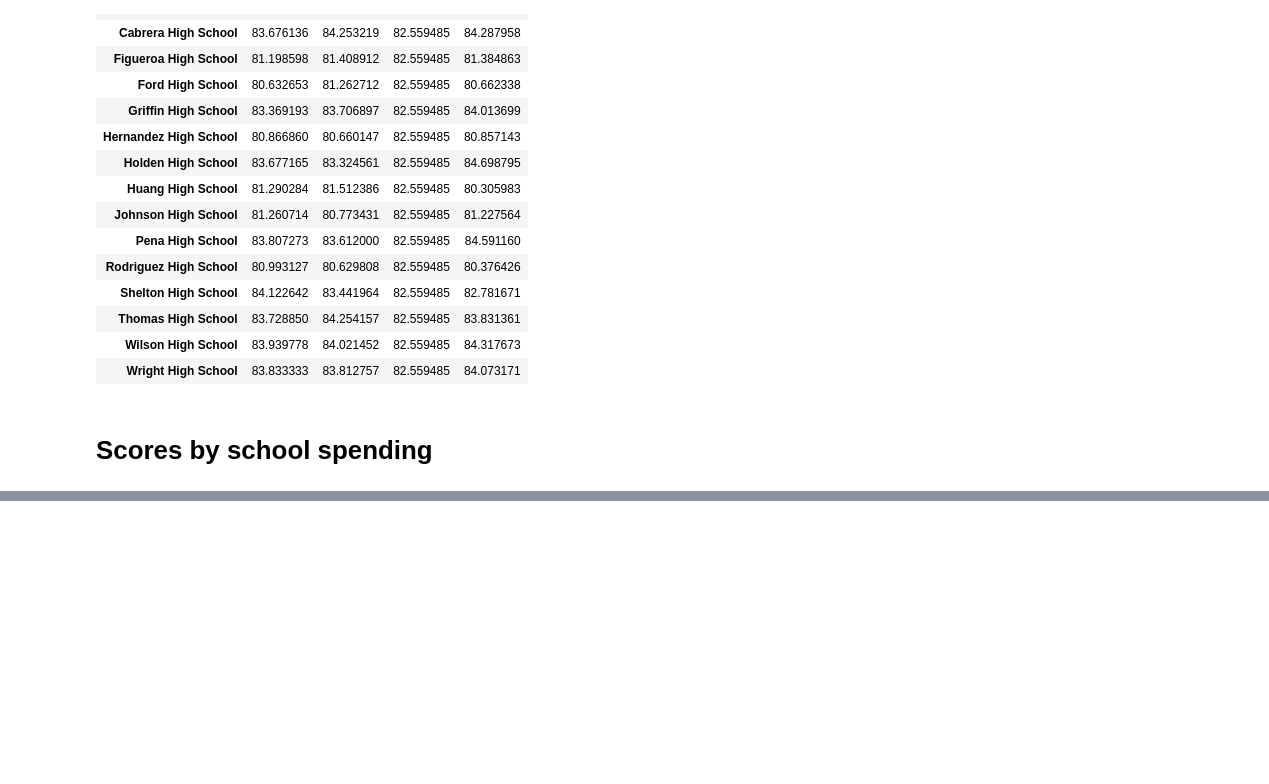
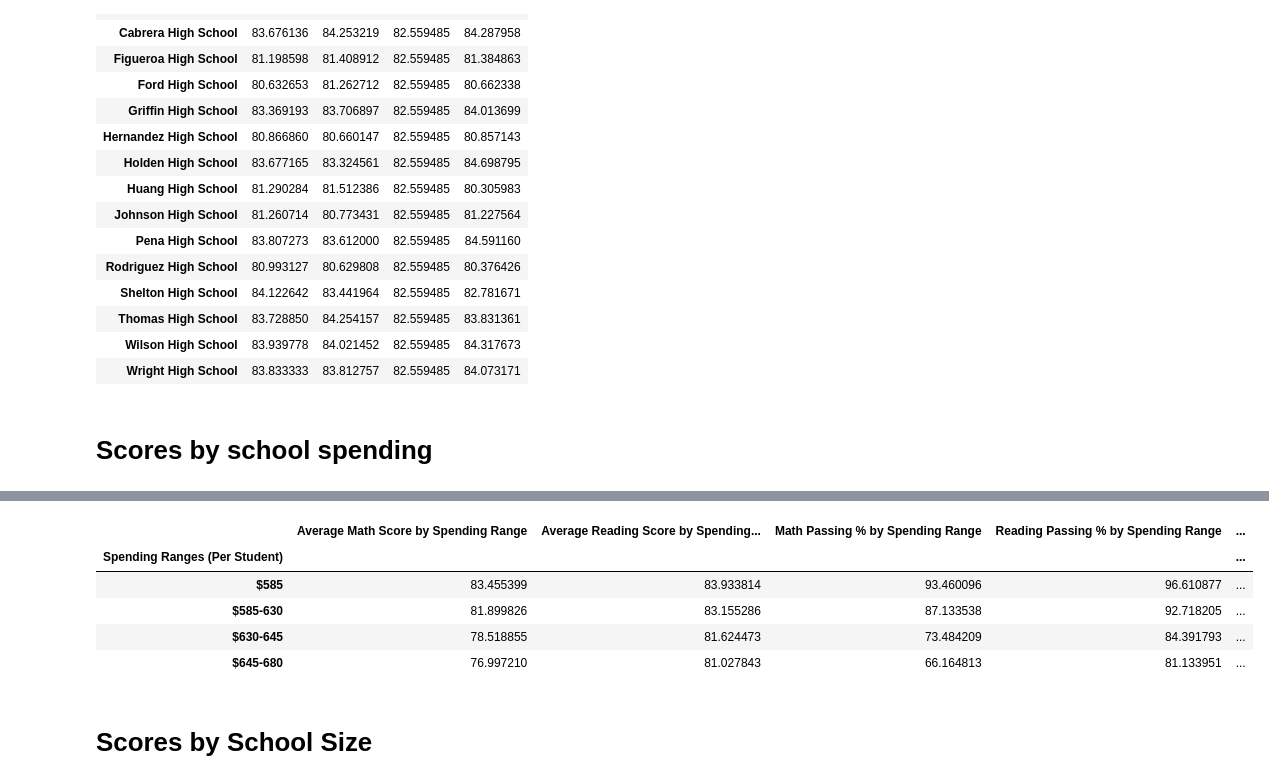
Before and after one commit to lilphonsdale/pandas-challenge, a Jupyter notebook: PyCitySchools/PyCitySchools.ipynb, the cells around one changed output, grey strips where cells are left out. Saved outputs shown, nothing was run; the diff lists cells and outputs as text; code cells hidden in the pictures; blank space fills up the shorter version.

```diff
--- a/PyCitySchools/PyCitySchools.ipynb
+++ b/PyCitySchools/PyCitySchools.ipynb
@@ -303,0 +346,28 @@ school_spending_df = per_school_summary.copy()
+# %%
+#  Calculate averages for the desired columns.
+spending_math_scores = school_spending_df.groupby(["Spending Ranges (Per Student)"]).mean()["Average_Math_Score"]
+spending_reading_scores = school_spending_df.groupby(["Spending Ranges (Per Student)"]).mean()["Average_Reading_Score"]
+spending_passing_math = school_spending_df.groupby(["Spending Ranges (Per Student)"]).mean()["Passing_Math_Rate"]
+spending_passing_reading = school_spending_df.groupby(["Spending Ranges (Per Student)"]).mean()["Passing_Reading_Rate"]
+overall_passing_spending = school_spending_df.groupby(["Spending Ranges (Per Student)"]).mean()["Overall_Passing_Rate"]
+# %%
+# Assemble into DataFrame
+spending_summary = pd.DataFrame({
+    "Average Math Score by Spending Range": spending_math_scores,
+    "Average Reading Score by Spending Range": spending_reading_scores,
+    "Math Passing % by Spending Range": spending_passing_math,
+    "Reading Passing % by Spending Range": spending_passing_reading,
+    "Overall Passing % by Spending Range": overall_passing_spending,
+    })
+
+# Display results
+spending_summary
+# %% [output]
+|  | Average Math Score by Spending Range | Average Reading Score by Spending... | Math Passing % by Spending Range | Reading Passing % by Spending Range | ... |
+| Spending Ranges (Per Student) |  |  |  |  | ... |
+| $585 | 83.455399 | 83.933814 | 93.460096 | 96.610877 | ... |
+| $585-630 | 81.899826 | 83.155286 | 87.133538 | 92.718205 | ... |
+| $630-645 | 78.518855 | 81.624473 | 73.484209 | 84.391793 | ... |
+| $645-680 | 76.997210 | 81.027843 | 66.164813 | 81.133951 | ... |
+# %% [markdown]
+<H1>Scores by School Size</H1>
```
Also changed, not shown: parts of 23 cells of this notebook.
